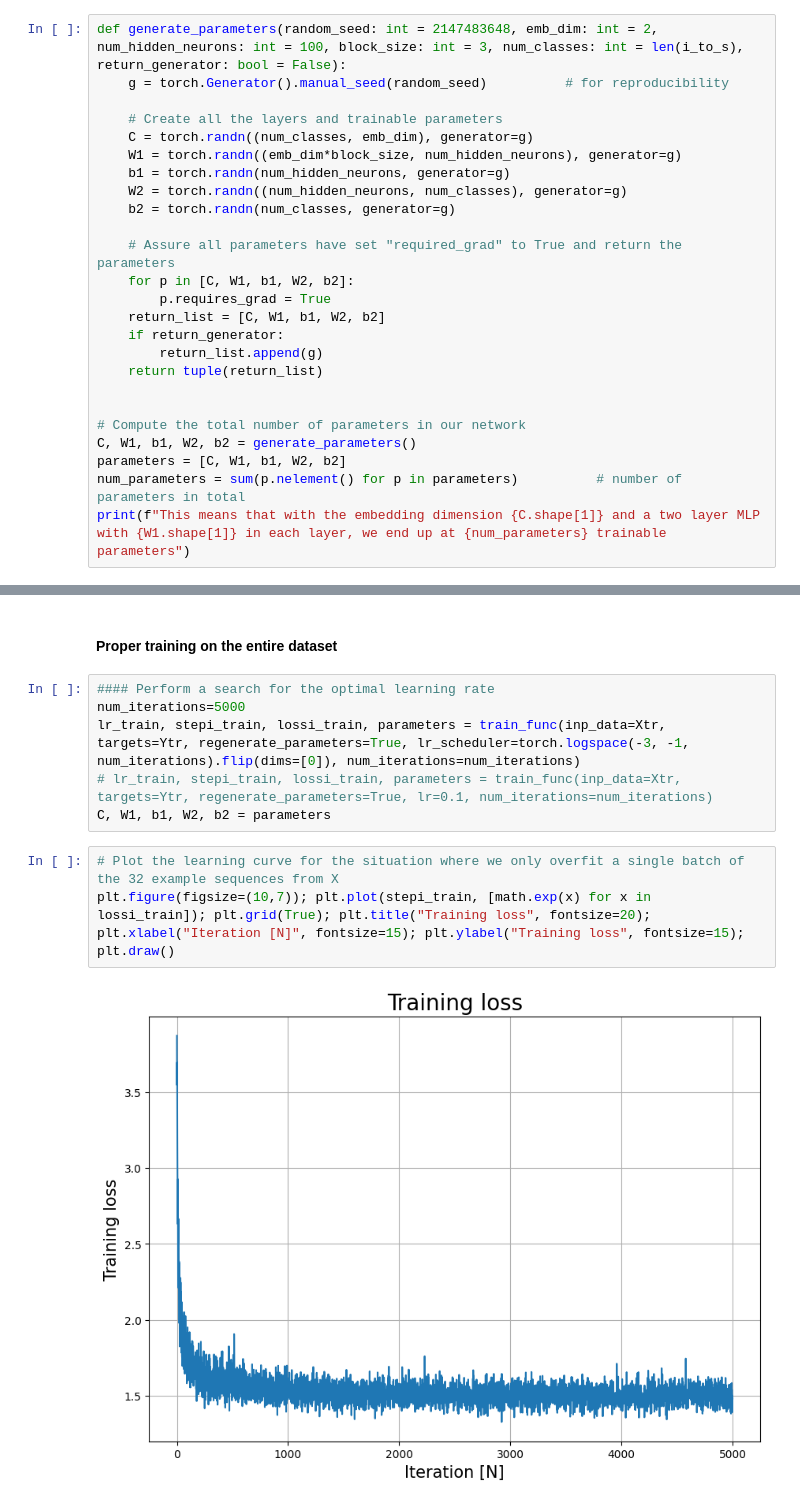
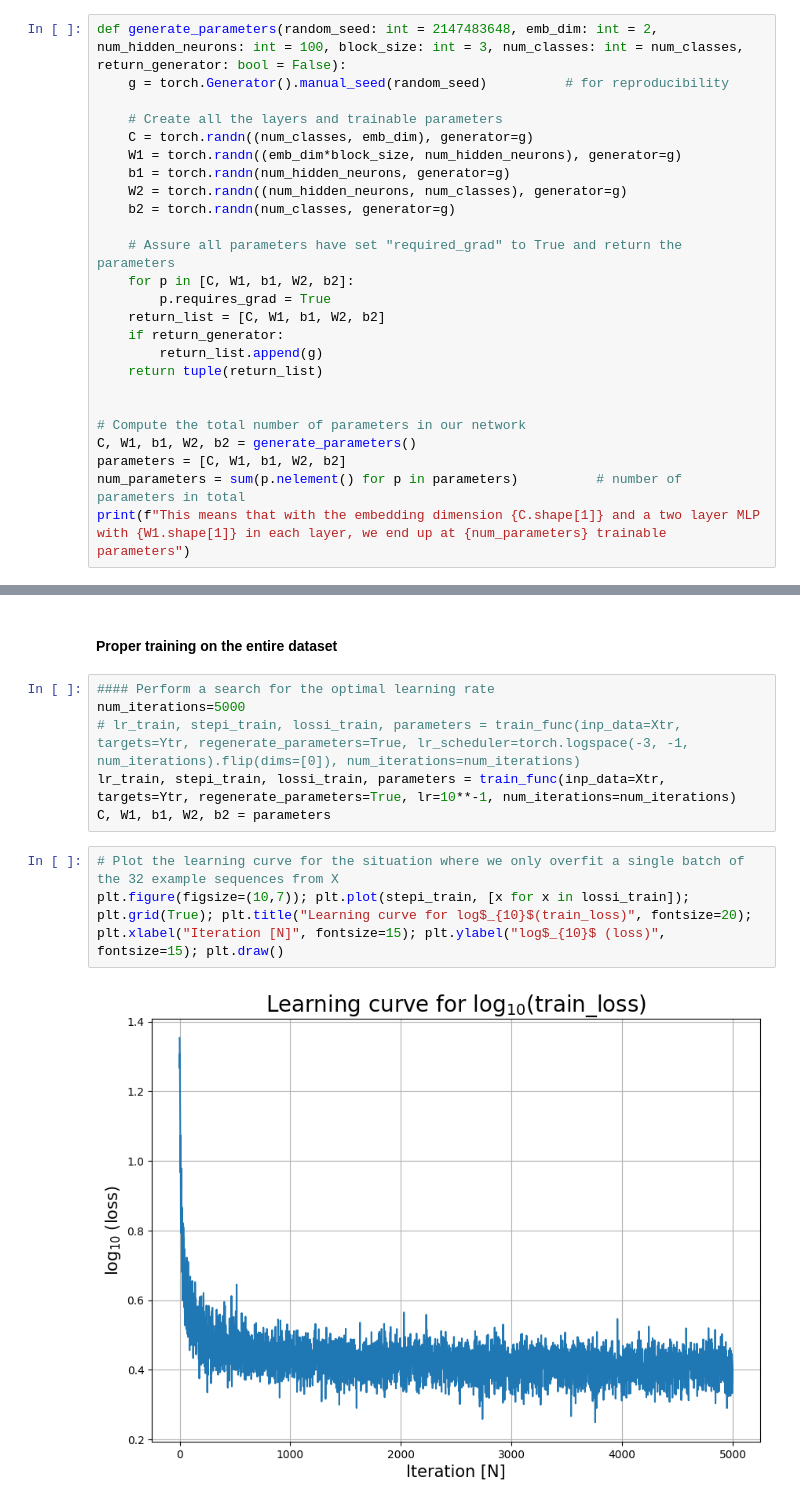
Before and after one commit to NicoJorgensen1/NN_zero_to_hero_Karpathy, a Jupyter notebook: Lectures/L3/L3: Makemore part 2 - MLP model.ipynb, the cells around one changed output, grey strips where cells are left out. Cells and saved outputs as stored; diff of their text form.

```diff
--- a/Lectures/L3/L3: Makemore part 2 - MLP model.ipynb
+++ b/Lectures/L3/L3: Makemore part 2 - MLP model.ipynb
@@ -290,7 +288,7 @@ Xtr.shape, Ytr.shape # dataset
 # %% [output]
 (torch.Size([182625, 3]), torch.Size([182625]))
 # %%
-def generate_parameters(random_seed: int = 2147483648, emb_dim: int = 2, num_hidden_neurons: int = 100, block_size: int = 3, num_classes: int = len(i_to_s), return_generator: bool = False):
+def generate_parameters(random_seed: int = 2147483648, emb_dim: int = 2, num_hidden_neurons: int = 100, block_size: int = 3, num_classes: int = num_classes, return_generator: bool = False):
     g = torch.Generator().manual_seed(random_seed)          # for reproducibility
 
     # Create all the layers and trainable parameters
@@ -395,14 +393,14 @@ plt.figure(figsize=(10,7)); plt.plot(stepi_overfit, [math.exp(x) for x in lossi_
 # %%
 #### Perform a search for the optimal learning rate
 num_iterations=5000
-lr_train, stepi_train, lossi_train, parameters = train_func(inp_data=Xtr, targets=Ytr, regenerate_parameters=True, lr_scheduler=torch.logspace(-3, -1, num_iterations).flip(dims=[0]), num_iterations=num_iterations)
-# lr_train, stepi_train, lossi_train, parameters = train_func(inp_data=Xtr, targets=Ytr, regenerate_parameters=True, lr=0.1, num_iterations=num_iterations)
+# lr_train, stepi_train, lossi_train, parameters = train_func(inp_data=Xtr, targets=Ytr, regenerate_parameters=True, lr_scheduler=torch.logspace(-3, -1, num_iterations).flip(dims=[0]), num_iterations=num_iterations)
+lr_train, stepi_train, lossi_train, parameters = train_func(inp_data=Xtr, targets=Ytr, regenerate_parameters=True, lr=10**-1, num_iterations=num_iterations)
 C, W1, b1, W2, b2 = parameters
 # %%
 # Plot the learning curve for the situation where we only overfit a single batch of the 32 example sequences from X
-plt.figure(figsize=(10,7)); plt.plot(stepi_train, [math.exp(x) for x in lossi_train]); plt.grid(True); plt.title("Training loss", fontsize=20); plt.xlabel("Iteration [N]", fontsize=15); plt.ylabel("Training loss", fontsize=15); plt.draw()
+plt.figure(figsize=(10,7)); plt.plot(stepi_train, [x for x in lossi_train]); plt.grid(True); plt.title("Learning curve for log$_{10}$(train_loss)", fontsize=20); plt.xlabel("Iteration [N]", fontsize=15); plt.ylabel("log$_{10}$ (loss)", fontsize=15); plt.draw()
 # %% [output]
-[figure, old version]
+[figure, new version]
 # %%
 ##### Compute the training loss
 # This is simply done by a single forward pass
```
Also changed, not shown: parts of 10 cells of this notebook, 1 other file.
